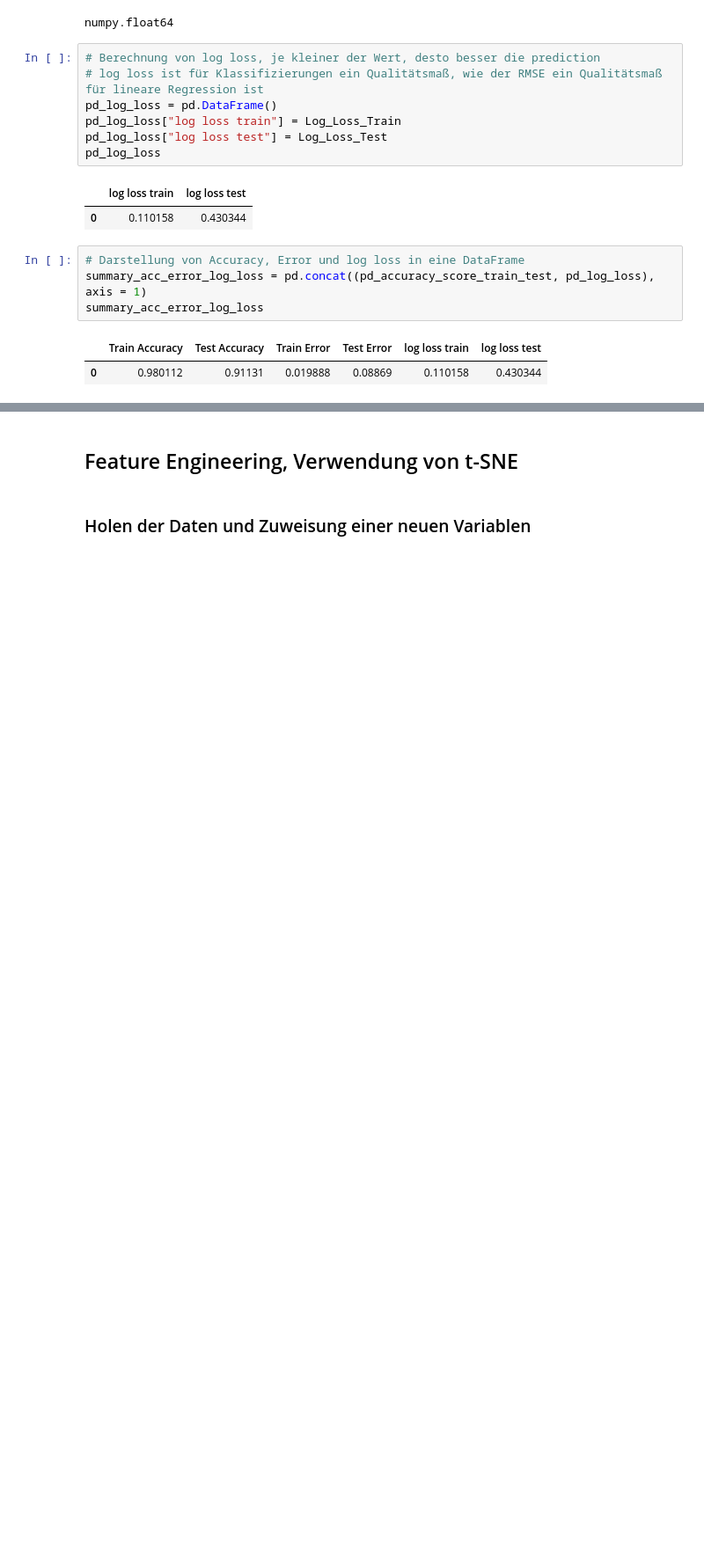
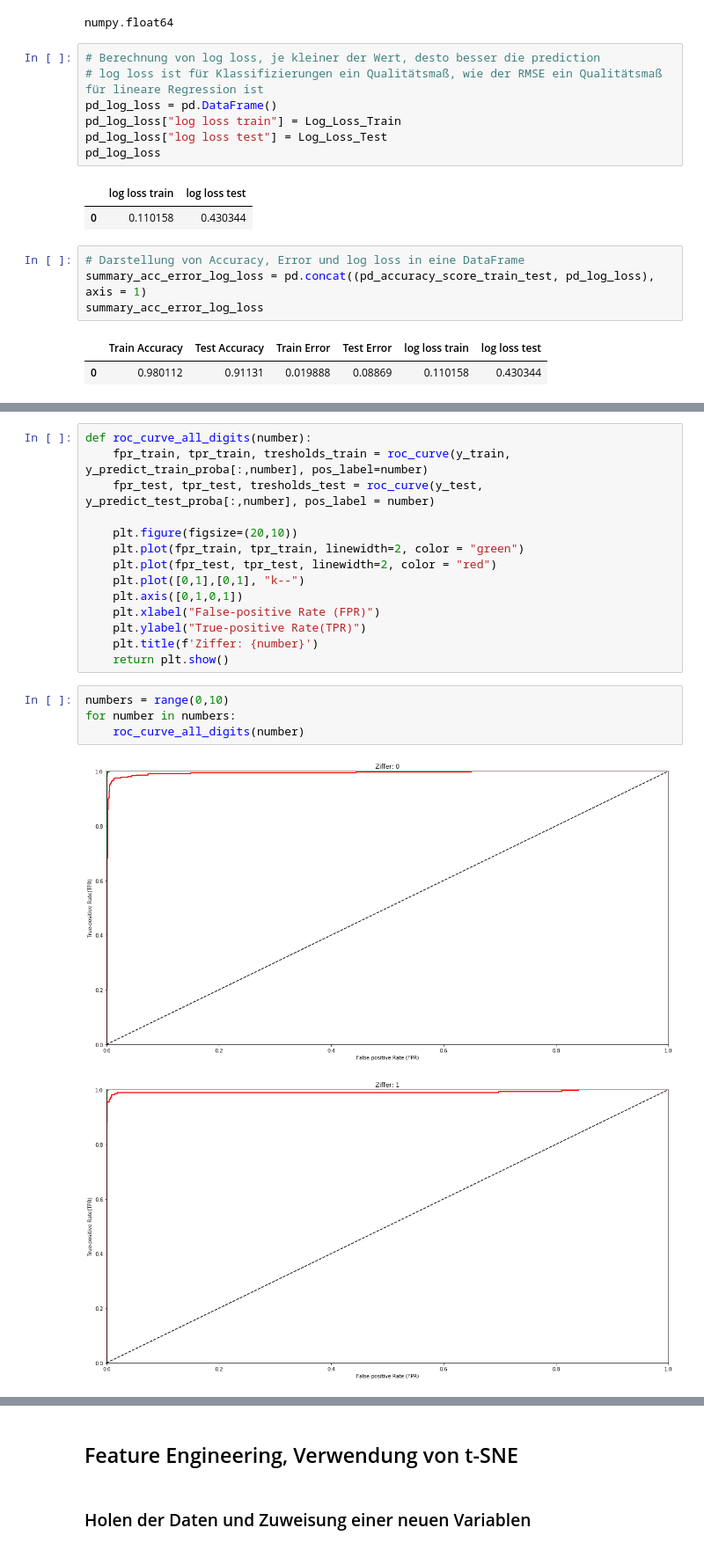
Before and after one commit to tthomik/20180807_descriptive-analysis, a Jupyter notebook: logistic regression digits_20180823.ipynb, the cells around one changed output, grey strips where cells are left out. Shown at 88% size. Saved outputs shown, nothing was run; the diff lists cells and outputs as text; blank space fills up the shorter version.

```diff
--- a/logistic regression digits_20180823.ipynb
+++ b/logistic regression digits_20180823.ipynb
@@ -166,0 +348,21 @@ summary_acc_error_log_loss
+# %%
+def roc_curve_all_digits(number):
+    fpr_train, tpr_train, tresholds_train = roc_curve(y_train, y_predict_train_proba[:,number], pos_label=number)
+    fpr_test, tpr_test, tresholds_test = roc_curve(y_test, y_predict_test_proba[:,number], pos_label = number)
+
+    plt.figure(figsize=(20,10))
+    plt.plot(fpr_train, tpr_train, linewidth=2, color = "green")
+    plt.plot(fpr_test, tpr_test, linewidth=2, color = "red")
+    plt.plot([0,1],[0,1], "k--")
+    plt.axis([0,1,0,1])
+    plt.xlabel("False-positive Rate (FPR)")
+    plt.ylabel("True-positive Rate(TPR)")
+    plt.title(f'Ziffer: {number}')
+    return plt.show()
+# %%
+numbers = range(0,10)
+for number in numbers:
+    roc_curve_all_digits(number)
+# %% [output]
+[figure, added]
+[figure, added]
```
Also changed, not shown: parts of 87 cells of this notebook, 1 other file.
